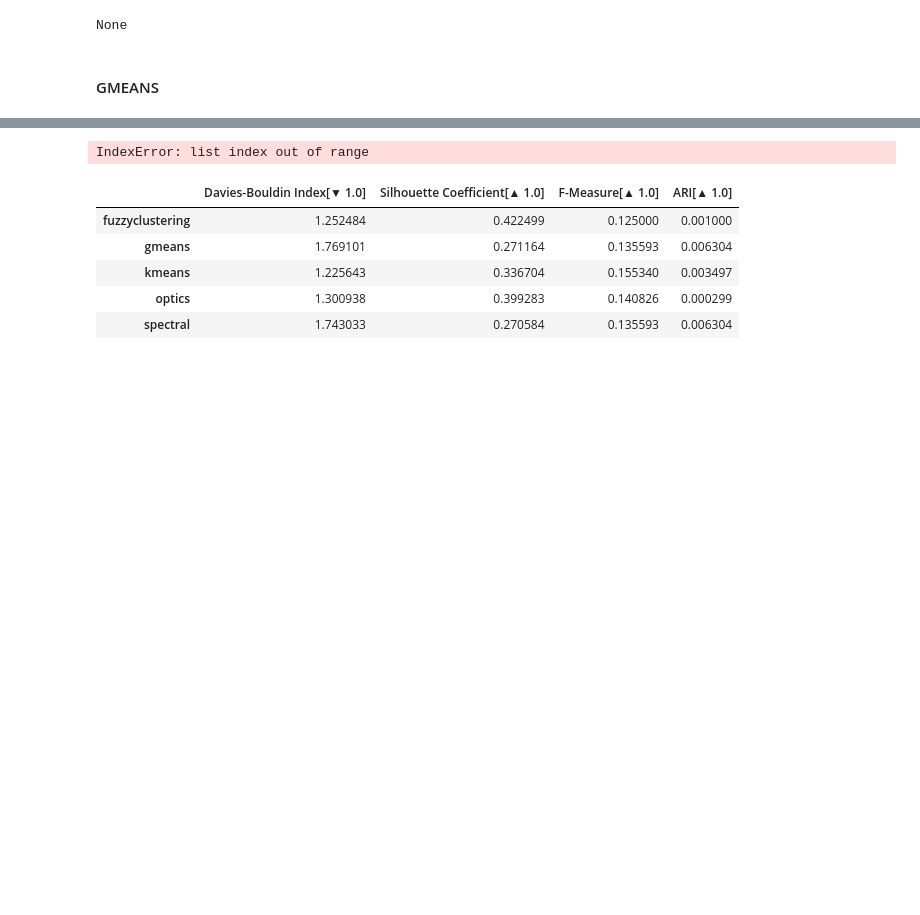
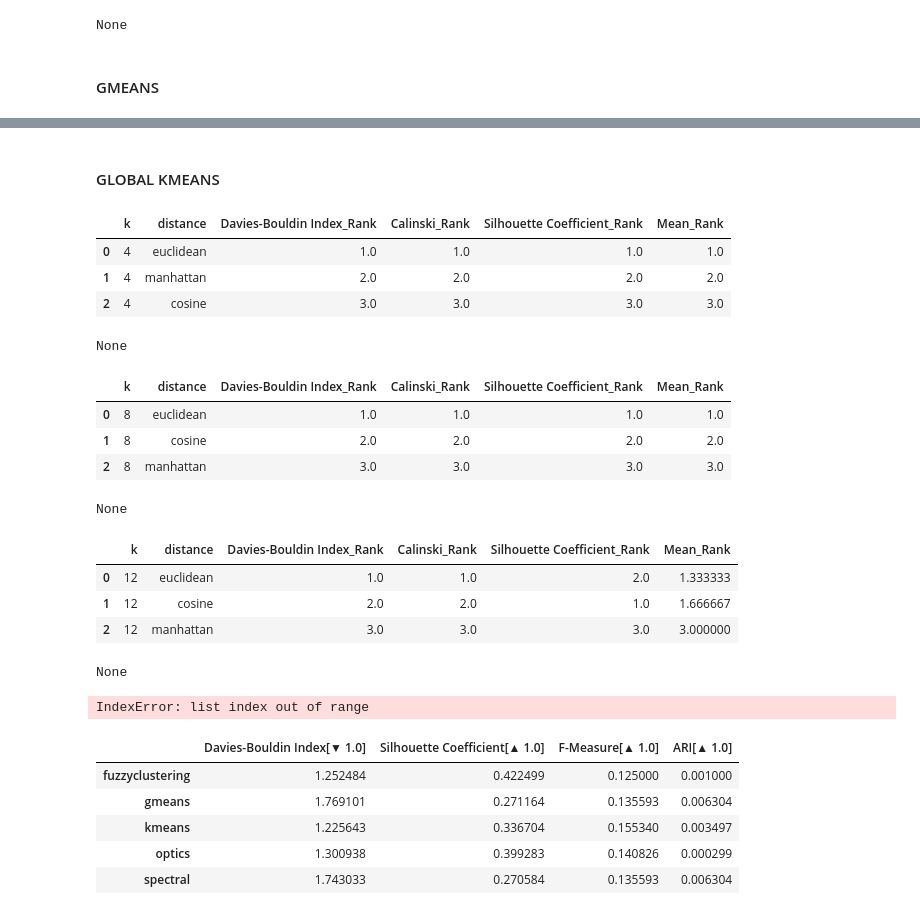
Before and after one commit to Bernat-C/Clustering-Analysis, a Jupyter notebook: evaluation.ipynb, the cells around one changed output, grey strips where cells are left out. Cells and saved outputs as stored; diff of their text form; code cells hidden in the pictures; blank space fills up the shorter version.

```diff
--- a/evaluation.ipynb
+++ b/evaluation.ipynb
@@ -258,6 +267,44 @@ None
 | 1 | 8 | cosine | 1.5 | 1.5 | 1.5 | 1.5 |
 | 2 | 8 | manhattan | 3.0 | 3.0 | 3.0 | 3.0 |
 None
+# %% [markdown]
+#### GLOBAL KMEANS
+# %%
+distances = ['euclidean', 'manhattan', 'cosine']
+
+model = 'GLobalFastKmeans'
+datasets = ['grid', 'sick', 'vowel']
+ks_decided = [4, 8, 12]
+
+metrics = ["Davies-Bouldin Index", "Silhouette Coefficient", "Calinski"]
+
+for dataset, k_decided in zip(datasets, ks_decided):
+    dataset_results = preprocess_results(f'./output/{model}_{dataset}.csv', 'kmeans')
+    subset = pd.DataFrame()
+    for distance in distances:
+        result = dataset_results[dataset_results['distance'] == distance]
+        result = result[result['distance'] == distance]
+
+        sub = rank_and_sort(result[result['k']==k_decided],metrics=["Davies-Bouldin Index","Calinski","Silhouette Coefficient"],n=3)
+        subset = pd.concat((subset, sub.head(1)))
+    final = rank_and_sort(subset,metrics=["Davies-Bouldin Index","Calinski","Silhouette Coefficient"],n=3)
+    display(display(final.loc[:, ['k', 'distance']+[metric for metric in final.columns if 'Rank' in metric]]))
+# %% [output]
+|  | k | distance | Davies-Bouldin Index_Rank | Calinski_Rank | Silhouette Coefficient_Rank | Mean_Rank |
+| 0 | 4 | euclidean | 1.0 | 1.0 | 1.0 | 1.0 |
+| 1 | 4 | manhattan | 2.0 | 2.0 | 2.0 | 2.0 |
+| 2 | 4 | cosine | 3.0 | 3.0 | 3.0 | 3.0 |
+None
+|  | k | distance | Davies-Bouldin Index_Rank | Calinski_Rank | Silhouette Coefficient_Rank | Mean_Rank |
+| 0 | 8 | euclidean | 1.0 | 1.0 | 1.0 | 1.0 |
+| 1 | 8 | cosine | 2.0 | 2.0 | 2.0 | 2.0 |
+| 2 | 8 | manhattan | 3.0 | 3.0 | 3.0 | 3.0 |
+None
+|  | k | distance | Davies-Bouldin Index_Rank | Calinski_Rank | Silhouette Coefficient_Rank | Mean_Rank |
+| 0 | 12 | euclidean | 1.0 | 1.0 | 2.0 | 1.333333 |
+| 1 | 12 | cosine | 2.0 | 2.0 | 1.0 | 1.666667 |
+| 2 | 12 | manhattan | 3.0 | 3.0 | 3.0 | 3.000000 |
+None
 # %%
 import os
 
```
Also changed, not shown: parts of 4 cells of this notebook, 6 other files.
